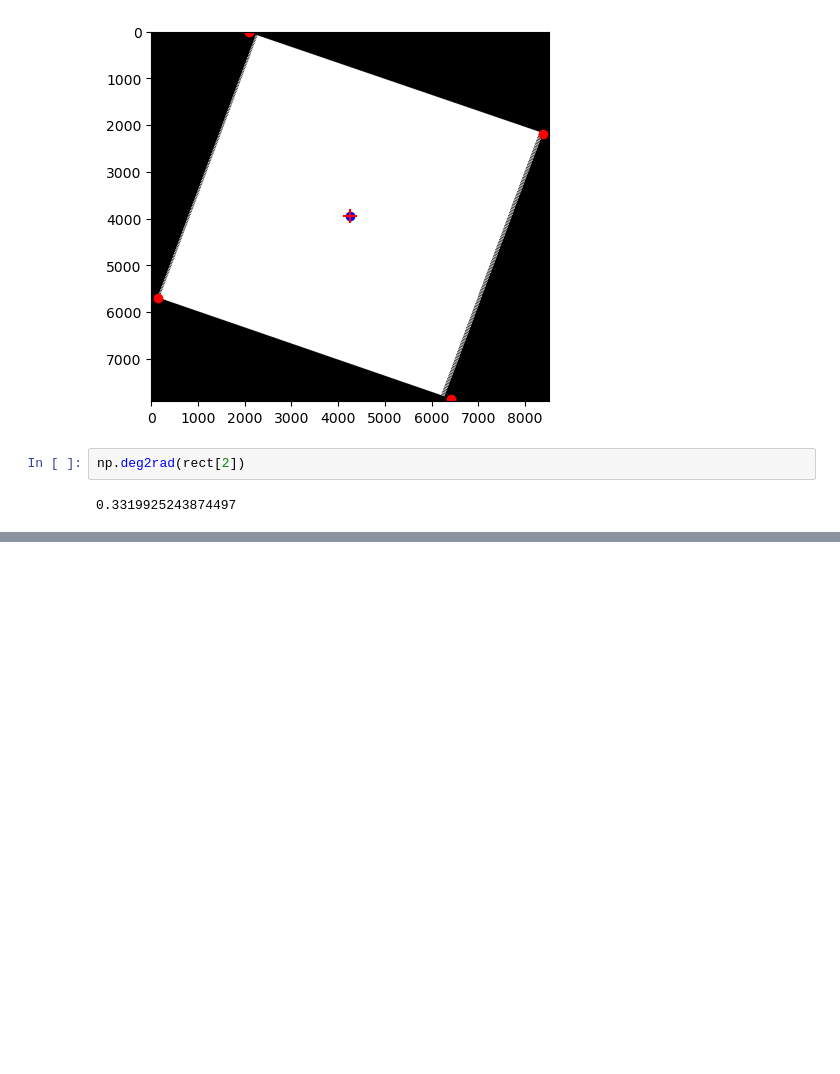
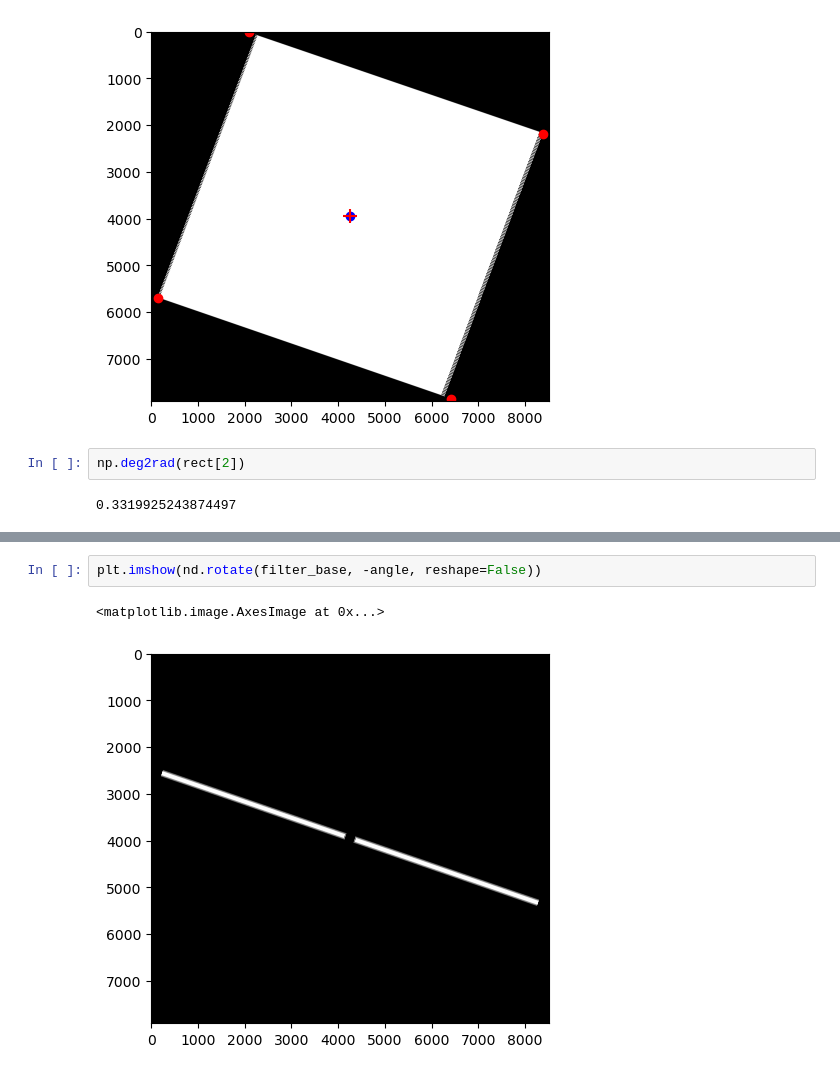
Before and after one commit to jacquelynsmale/LandsatFFT, a Jupyter notebook: cv_minimum_rectangle.ipynb, the cells around one changed output, grey strips where cells are left out. Cells and saved outputs as stored; diff of their text form; blank space fills up the shorter version.

```diff
--- a/cv_minimum_rectangle.ipynb
+++ b/cv_minimum_rectangle.ipynb
@@ -97,0 +111,5 @@ plt.imshow(rotated)
+# %%
+plt.imshow(nd.rotate(filter_base, -angle, reshape=False))
+# %% [output]
+<matplotlib.image.AxesImage at 0x...>
+[figure, added]
```
Also changed, not shown: parts of 4 cells of this notebook, 1 other file.
